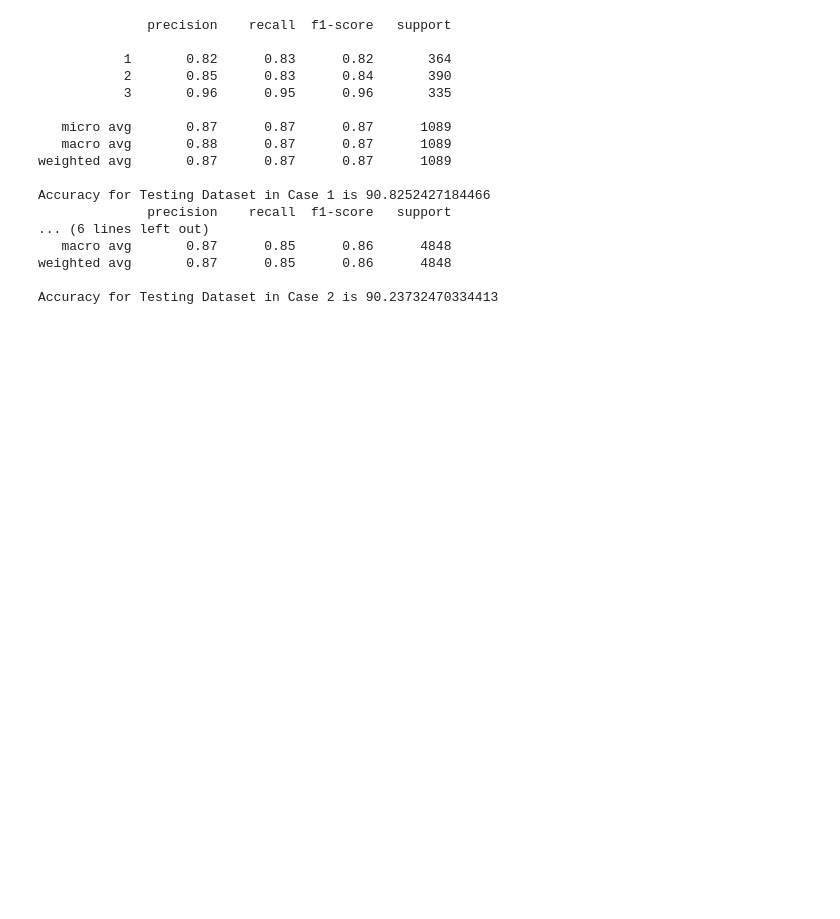
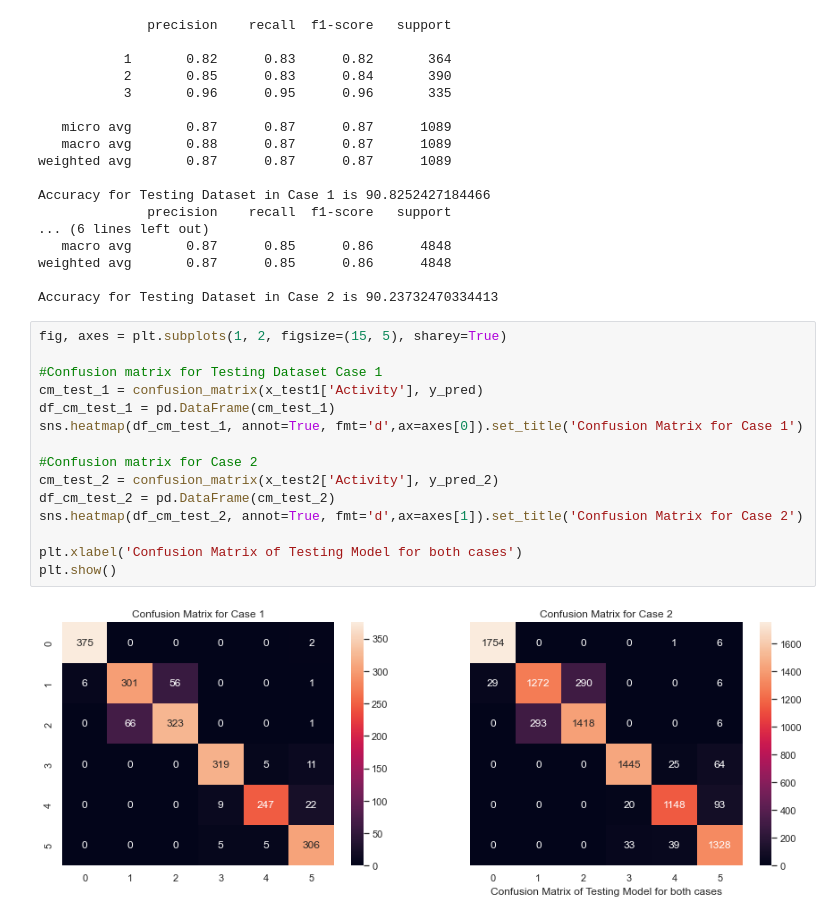
Before and after one commit to SraavanChevireddy/HumanActivityPrediction, a Jupyter notebook: HumanActivity.ipynb, the cells around one changed output. Saved outputs shown, nothing was run; the diff lists cells and outputs as text; blank space fills up the shorter version.

```diff
--- a/HumanActivity.ipynb
+++ b/HumanActivity.ipynb
@@ -293,3 +293,20 @@ Accuracy for Testing Dataset in Case 1 is 90.8252427184466
 weighted avg       0.87      0.85      0.86      4848
 
 Accuracy for Testing Dataset in Case 2 is 90.23732470334413
+# %%
+fig, axes = plt.subplots(1, 2, figsize=(15, 5), sharey=True)
+
+#Confusion matrix for Testing Dataset Case 1
+cm_test_1 = confusion_matrix(x_test1['Activity'], y_pred)
+df_cm_test_1 = pd.DataFrame(cm_test_1)
+sns.heatmap(df_cm_test_1, annot=True, fmt='d',ax=axes[0]).set_title('Confusion Matrix for Case 1')
+
+#Confusion matrix for Case 2
+cm_test_2 = confusion_matrix(x_test2['Activity'], y_pred_2)
+df_cm_test_2 = pd.DataFrame(cm_test_2)
+sns.heatmap(df_cm_test_2, annot=True, fmt='d',ax=axes[1]).set_title('Confusion Matrix for Case 2')
+
+plt.xlabel('Confusion Matrix of Testing Model for both cases')
+plt.show()
+# %% [output]
+[figure, added]
```
